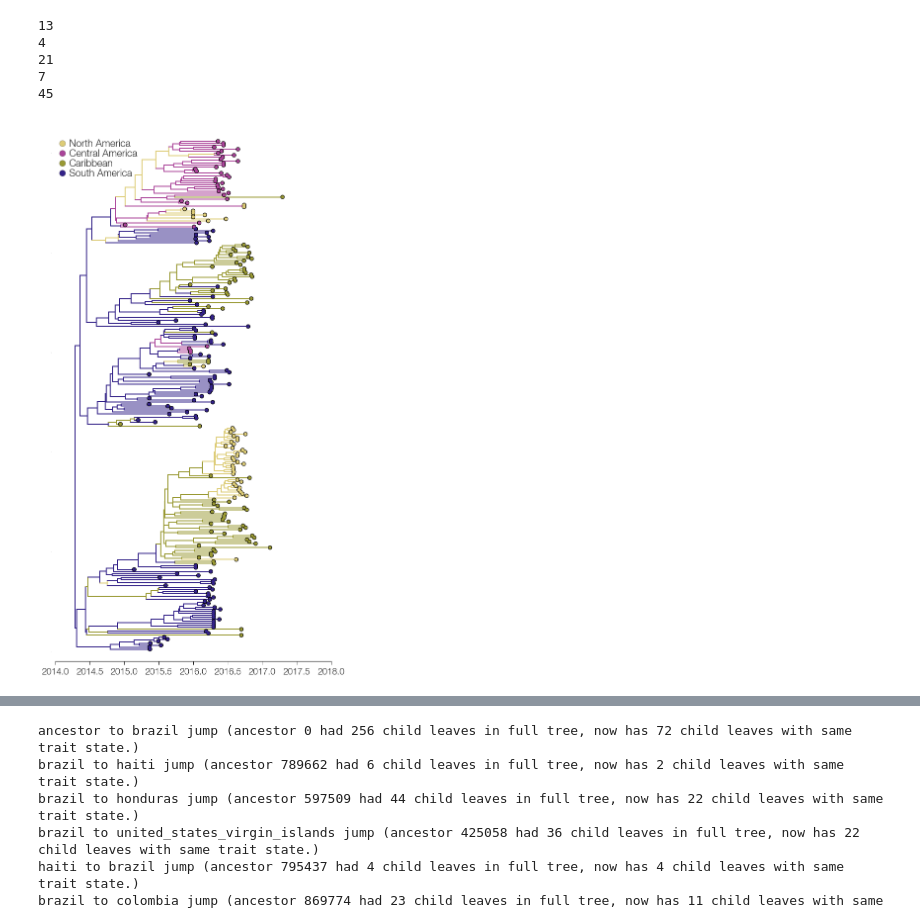
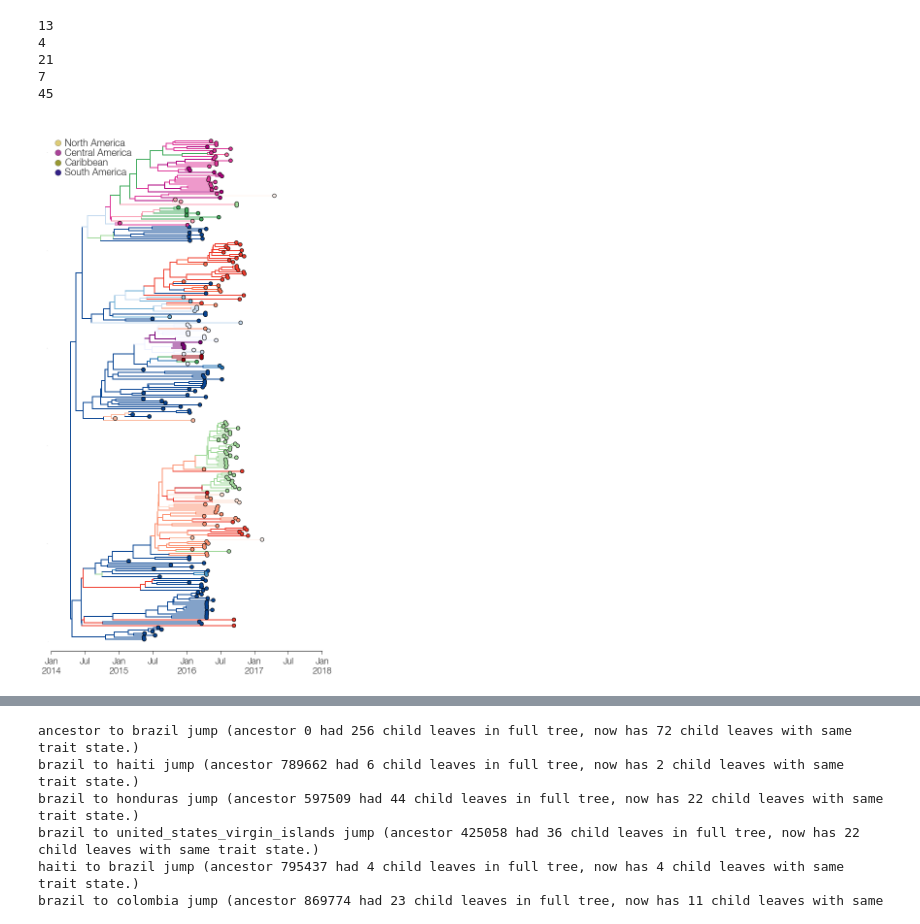
Before and after one commit to blab/zika-usvi, a Jupyter notebook: scripts/tree-plotting.ipynb, the cells around one changed output, grey strips where cells are left out. Saved outputs shown, nothing was run; the diff lists cells and outputs as text; code cells hidden in the pictures.

Commit message:
add new figures

```diff
--- a/scripts/tree-plotting.ipynb
+++ b/scripts/tree-plotting.ipynb
@@ -32,6 +32,7 @@ mpl.rcParams['font.size']=14
 :family=Helvetica Neue:style=normal:variant=normal:weight=100:stretch=normal:file=/usr/local/lib/python2.7/site-packages/matplotlib/mpl-data/fonts/ttf/HelveticaNeueThin.ttf:size=10.0
 # %%
 from datetime import datetime as dt
+from datetime import timedelta
 
 def decimalDate(date,date_format="%Y-%m-%d"):
     """ Converts calendar dates in specified format to decimal date. """
@@ -41,3 +42,16 @@ def decimalDate(date,date_format="%Y-%m-%d"):
     end_of_year = datetime.datetime(year+1,1,1) #next year 1,1 is a full year away from beginning of sampling year
     #return fraction of the full year (in seconds) that occurs between jan 1st and your sampling date
     return year + ((sampling_date - beginning_of_year).total_seconds() / ((end_of_year - beginning_of_year).total_seconds()))
+
+#Need to make a function to go from decimal date (x's on axis) to
+def decimalDateToAxisLabel(decimalDate):
+    """ Converts decimal dates to a word format to date labeling more interpretable """
+    year = int(decimalDate)
+    dt_format_year = datetime.datetime(year, 1, 1)
+    remainder = decimalDate - year
+    calendar_date = dt_format_year + timedelta(seconds=(dt_format_year.replace(year=dt_format_year.year + 1) - dt_format_year).total_seconds() * remainder)
+    if dt.strftime(calendar_date,"%m" ) == '01':
+        label = dt.strftime(calendar_date,"%b\n%Y" )
+    else:
+        label = dt.strftime(calendar_date,"%b" )
+    return label
@@ -239,3 +313,12 @@ caribColor = '#999933'
+# %%
+        if k.name.split('|')[3] in northAm:
+            color = northAmcolor
+        elif k.name.split('|')[3] in southAm:
+            color = southAmcolor
+        elif k.name.split('|')[3] in centralAm:
+            color = centralAmcolor
+        elif k.name.split('|')[3] in carib:
+            color = caribColor
 # %%
 #This works when x values remain as ages from youngest tip.
 #Tree plots BACKWARDS when AbsoluteTime is used...WHY???
@@ -252,48 +335,56 @@ for k in linked_list.Objects:
         xp = x ## get x position of current node's parent
 
     if isinstance(k,bt.leaf):
+        color = color_dict[k.name.split('|')[3]]
+        '''
         if k.name.split('|')[3] in northAm:
-            color = northAmcolor
+            color = '#238b45'
         elif k.name.split('|')[3] in southAm:
-            color = southAmcolor
+            color = "#084594"
         elif k.name.split('|')[3] in centralAm:
-            color = centralAmcolor
+            color = "#ae017e"
         elif k.name.split('|')[3] in carib:
-            color = caribColor
+            color = "#cb181d"
+'''
         s=50-10*k.height/linked_list.treeHeight #size to draw the circle
         ax.scatter(x,y,s=s,facecolor=color,edgecolor='none',zorder=11) ## plot circle for every tip
         ax.scatter(x,y,s=s+0.8*s,facecolor='k',edgecolor='none',zorder=10) ## plot black circle underneath
-
     elif isinstance(k,bt.node) or k.branchType=='node': ## if node...
         ax.plot([x,x],[k.children[0].y,k.children[1].y],lw=branchWidth,color=color,ls='-',zorder=9) # x to x, these are the vertical branches
 
     ax.plot([xp,x],[y,y],lw=branchWidth,color=color,ls='-',zorder=9)
 
 #Remove lines from sides of plot that I don't like
 ax.spines['top'].set_visible(False)
 ax.spines['right'].set_visible(False)
 ax.spines['left'].set_visible(False)
 #ax.spines['bottom'].set_visible(False)
 
 ax.tick_params(axis='y',labelsize=0,size=0)
 ax.tick_params(axis='x',labelsize=18,size=0)
 
 ax.set_xlim(2014,2018)
 ax.set_ylim(-5,len(linked_list.Objects)/2+10)
 
+labels = [2014.0, 2014.5, 2015.0, 2015.5, 2016.0, 2016.5, 2017.0, 2017.5, 2018.0 ]
+ax.set_xticklabels([decimalDateToAxisLabel(label) for label in labels])
+ax.tick_params(axis='x',labelsize=18, which='major', width=1, size=7)
+
+#ax.set_xticklabels([x for x in 'hello world'])
+
 #make legend
 ax.scatter(2014.1,255,s=150,facecolor=northAmcolor,edgecolor='black',zorder=10) ## plot circle for node
 ax.scatter(2014.1,250,s=150,facecolor=centralAmcolor,edgecolor='black',zorder=10) ## plot black circle underneath
 ax.scatter(2014.1,245,s=150,facecolor=caribColor,edgecolor='black',zorder=10) ## plot circle for node
 ax.scatter(2014.1,240,s=150,facecolor=southAmcolor,edgecolor='black',zorder=10) ## plot circle for node
 
 ax.text(2014.2,253.5, 'North America', size=20)
 ax.text(2014.2,248.5, 'Central America', size=20)
 ax.text(2014.2,243.5, 'Caribbean', size=20)
 ax.text(2014.2,238.5, 'South America', size=20)
 
-ax.tick_params(axis='x',labelsize=18, which='major', width=1, size=7)
 
-plt.savefig('/Users/alliblk/Desktop/gitrepos/zika-usvi/figures/americas_tree.png')
+plt.savefig('/Users/alliblk/Desktop/gitrepos/zika-usvi/figures/americas_tree_transparent.png', transparent=True)
+plt.savefig('/Users/alliblk/Desktop/gitrepos/zika-usvi/figures/americas_tree_transparent.pdf', transparent=True)
 # %% [output]
-[figure, old version]
+[figure, new version]
```
Also changed, not shown: parts of 21 cells of this notebook.
